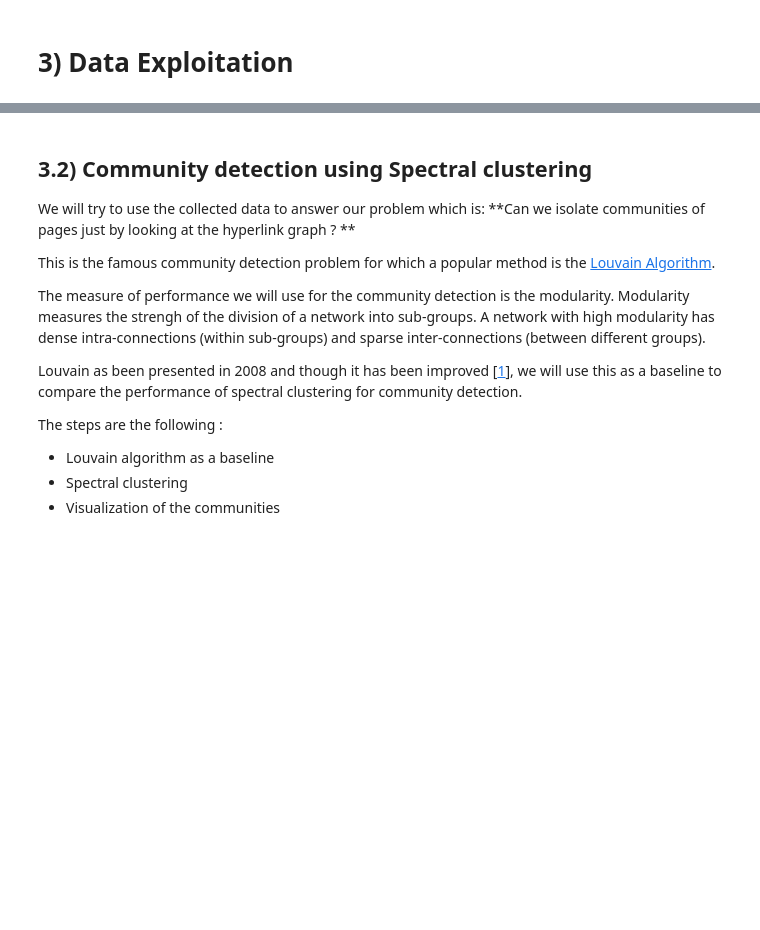
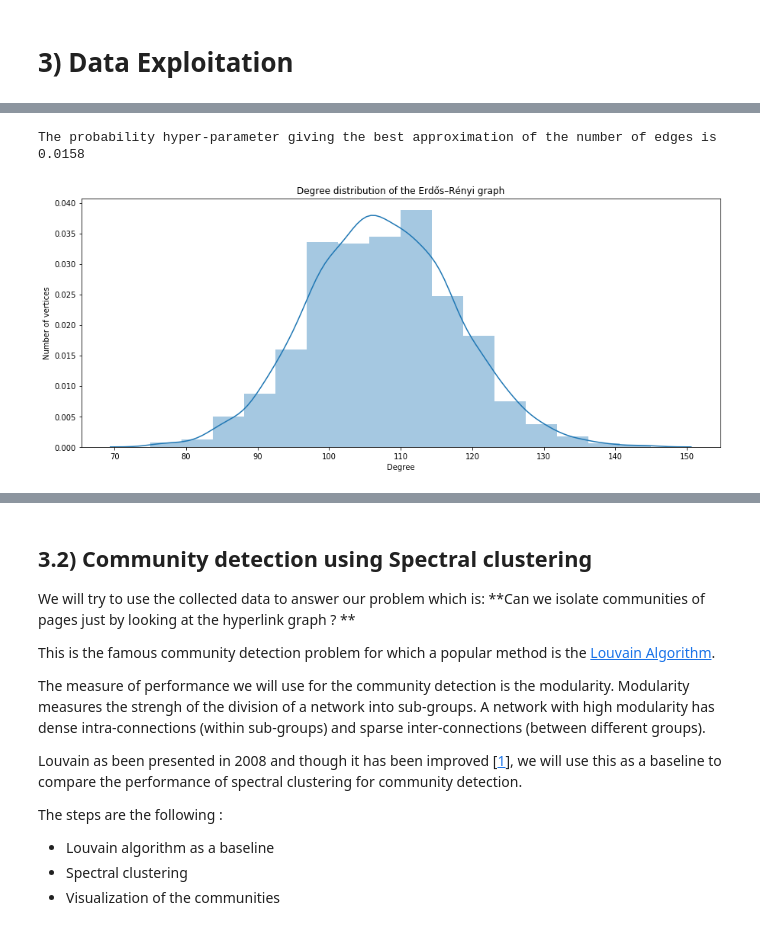
Before and after one commit to armand33/wikipedia_graph, a Jupyter notebook: ntds_project.ipynb, the cells around one changed output, grey strips where cells are left out. Cells and saved outputs as stored; diff of their text form; code cells hidden in the pictures; blank space fills up the shorter version.

```diff
--- a/ntds_project.ipynb
+++ b/ntds_project.ipynb
@@ -234,8 +231,0 @@ nx.draw(g, node_size=5)
-# %%
-def plot_degree_distr(graph):
-    d = list(dict(graph.degree()).values())
-    plt.hist(list(d), bins = 16);
-    plt.ylabel('Number of vertices')
-    plt.xlabel('Degree')
-    plt.title('Degree distribution')
-    plt.show()
@@ -277,0 +335,12 @@ plt.show()
+# %%
+p = 2*nEdges/nNodes/(nNodes - 1)
+
+print('The probability hyper-parameter giving the best approximation of the number of edges is {}'.format(np.round(p, 4)))
+# %% [output]
+The probability hyper-parameter giving the best approximation of the number of edges is 0.0158
+# %%
+er = nx.erdos_renyi_graph(nNodes, p)
+
+plot_degree_distr(er, title='Degree distribution of the Erdős–Rényi graph')
+# %% [output]
+[figure, added]
```
Also changed, not shown: parts of 48 cells of this notebook.
